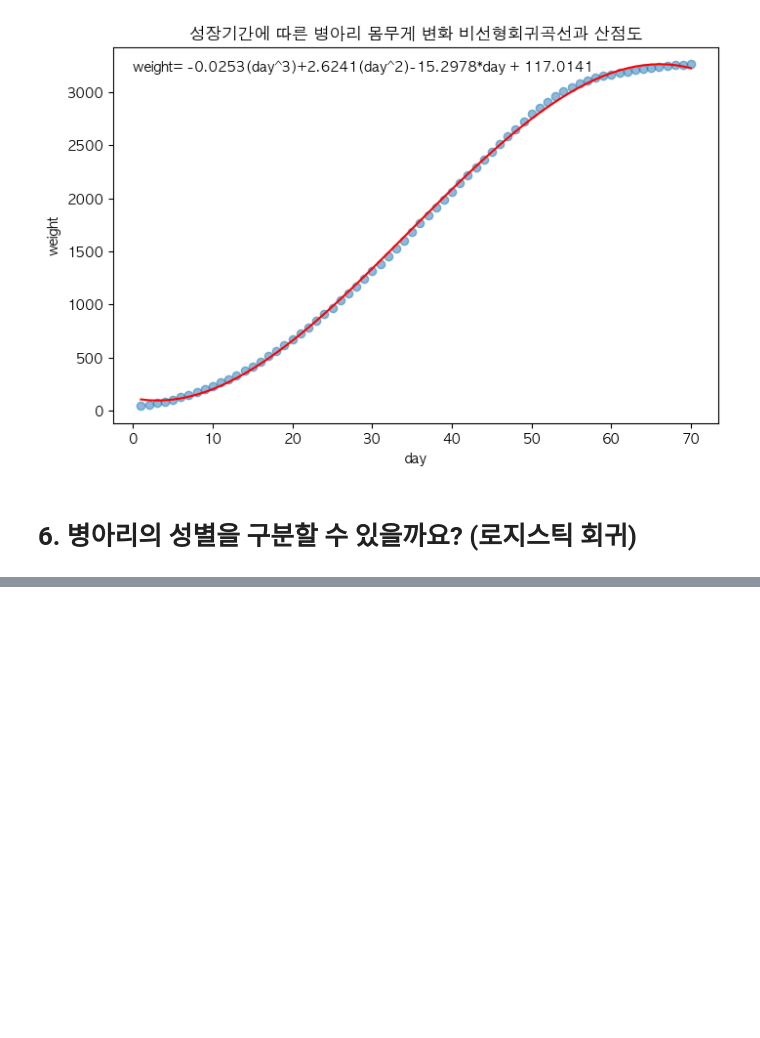
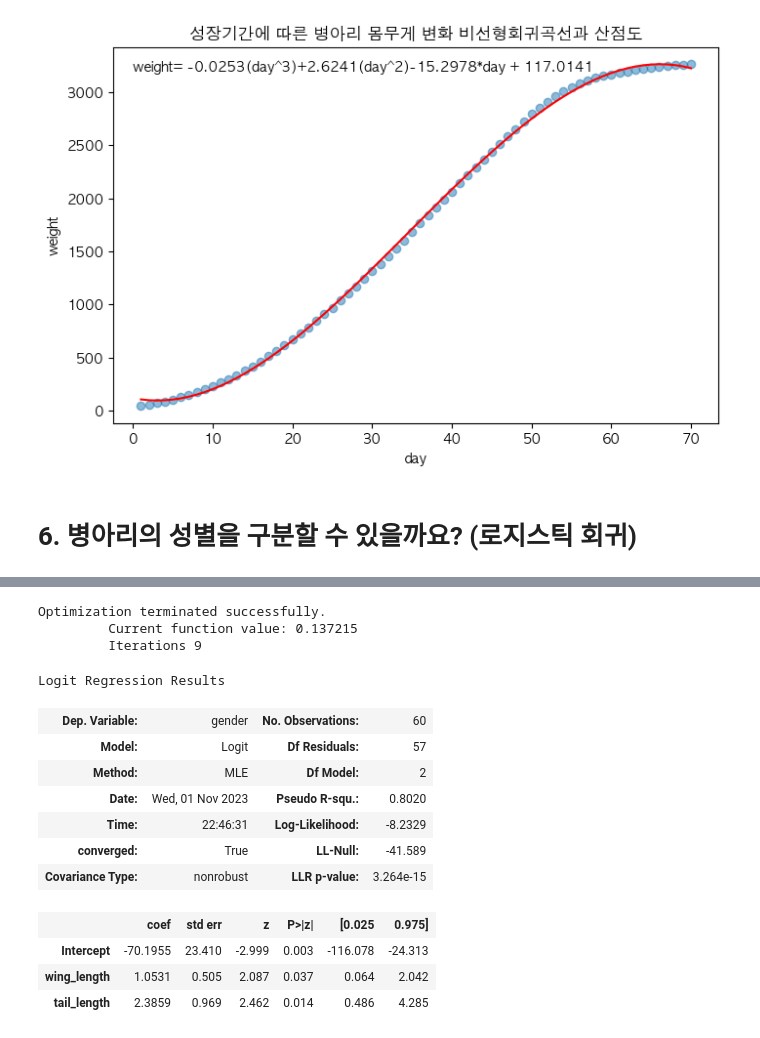
Before and after one commit to hyejinbeck/Chick-Growth, a Jupyter notebook: Analysis.ipynb, the cells around one changed output, grey strips where cells are left out. Saved outputs shown, nothing was run; the diff lists cells and outputs as text; code cells hidden in the pictures; blank space fills up the shorter version.

```diff
--- a/Analysis.ipynb
+++ b/Analysis.ipynb
@@ -1017,0 +1123,29 @@ plt.show()
+# %%
+########################## 로지스틱 회귀 분석
+# 모듈 = statsmodels 패키지의 Logit.from_formula()
+# 안에 들어갈 수식 = ( y ~ x1 + x2 ... , data = )
+##########################
+import statsmodels.api as sm
+########################## 모델 구축 및 학습
+model_glm = sm.Logit.from_formula(
+    'gender~ wing_length + tail_length', data=g
+).fit()
+# %% [output]
+Optimization terminated successfully.
+         Current function value: 0.137215
+         Iterations 9
+# %%
+model_glm.summary()
+# %% [output]
+Logit Regression Results
+| Dep. Variable: | gender | No. Observations: | 60 |
+| Model: | Logit | Df Residuals: | 57 |
+| Method: | MLE | Df Model: | 2 |
+| Date: | Wed, 01 Nov 2023 | Pseudo R-squ.: | 0.8020 |
+| Time: | 22:46:31 | Log-Likelihood: | -8.2329 |
+| converged: | True | LL-Null: | -41.589 |
+| Covariance Type: | nonrobust | LLR p-value: | 3.264e-15 |
+|  | coef | std err | z | P>|z| | [0.025 | 0.975] |
+| Intercept | -70.1955 | 23.410 | -2.999 | 0.003 | -116.078 | -24.313 |
+| wing_length | 1.0531 | 0.505 | 2.087 | 0.037 | 0.064 | 2.042 |
+| tail_length | 2.3859 | 0.969 | 2.462 | 0.014 | 0.486 | 4.285 |
```
Also changed, not shown: parts of 37 cells of this notebook, 1 other file.
